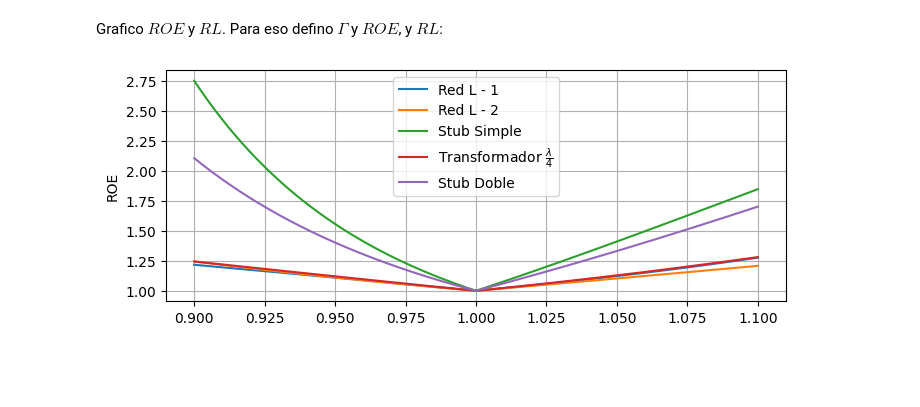
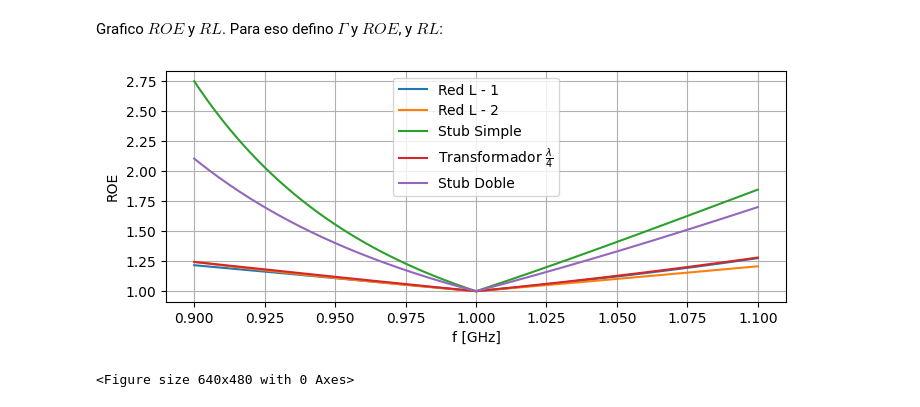
Before and after one commit to MilagrosMoutin/Microondas-TP2, a Jupyter notebook: Ejercicio2.ipynb, the cells around one changed output. Drawn from its saved outputs; the diff is of its cells as text; code cells hidden in the pictures; blank space fills up the shorter version.

```diff
--- a/Ejercicio2.ipynb
+++ b/Ejercicio2.ipynb
@@ -339,18 +330,20 @@ RL = lambda r: -20*np.log(abs(r))
 # %%
 plt.figure(figsize=(8,3))
 x = np.linspace(900, 1100, 10000) * sc.mega
 plt.grid()
 plt.plot(x*1e-9, ROE(Gamma(ZL_RedL_1(x))), label="Red L - 1")
 plt.plot(x*1e-9, ROE(Gamma(ZL_RedL_2(x))), label="Red L - 2")
 plt.plot(x*1e-9, ROE(Gamma(ZL_stub_simple(x))), label="Stub Simple")
 plt.plot(x*1e-9, ROE(Gamma(ZL_trans(x))), label=r"Transformador $\frac{\lambda}{4}$")
 plt.plot(x*1e-9, ROE(Gamma(ZL_stub_doble(x))), label = r"Stub Doble")
-#plt.xlabel("f [GHz]")
+plt.xlabel("f [GHz]")
 plt.ylabel("ROE")
 plt.legend()
 plt.show()
+plt.savefig("Ej2_comp_ROE")
 # %% [output]
-[figure, old version]
+[figure, new version]
+<Figure size 640x480 with 0 Axes>
 # %%
 plt.figure(figsize=(8,3))
 plt.grid()
```
Also changed, not shown: parts of 2 cells of this notebook, 4 other files.
